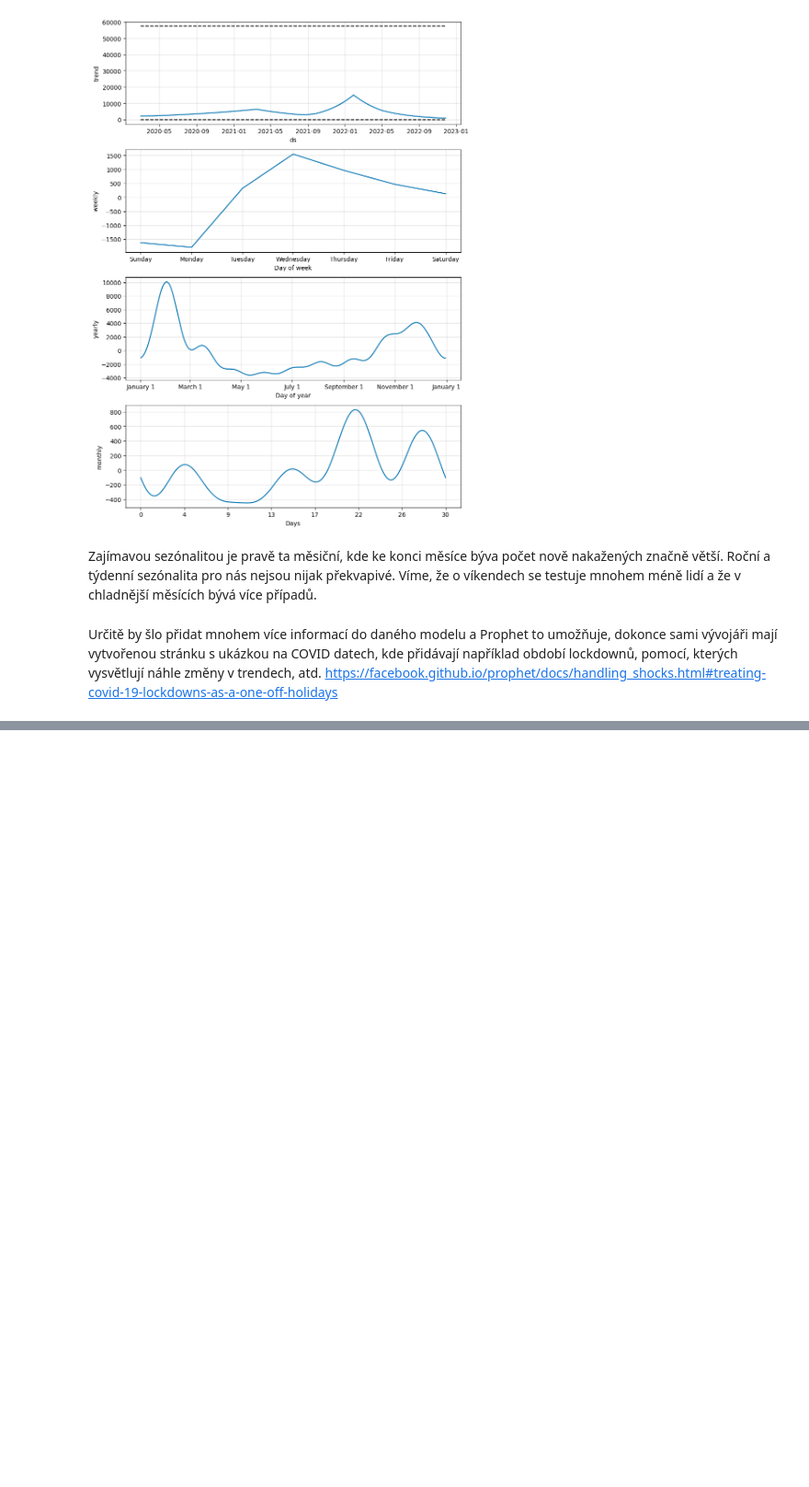
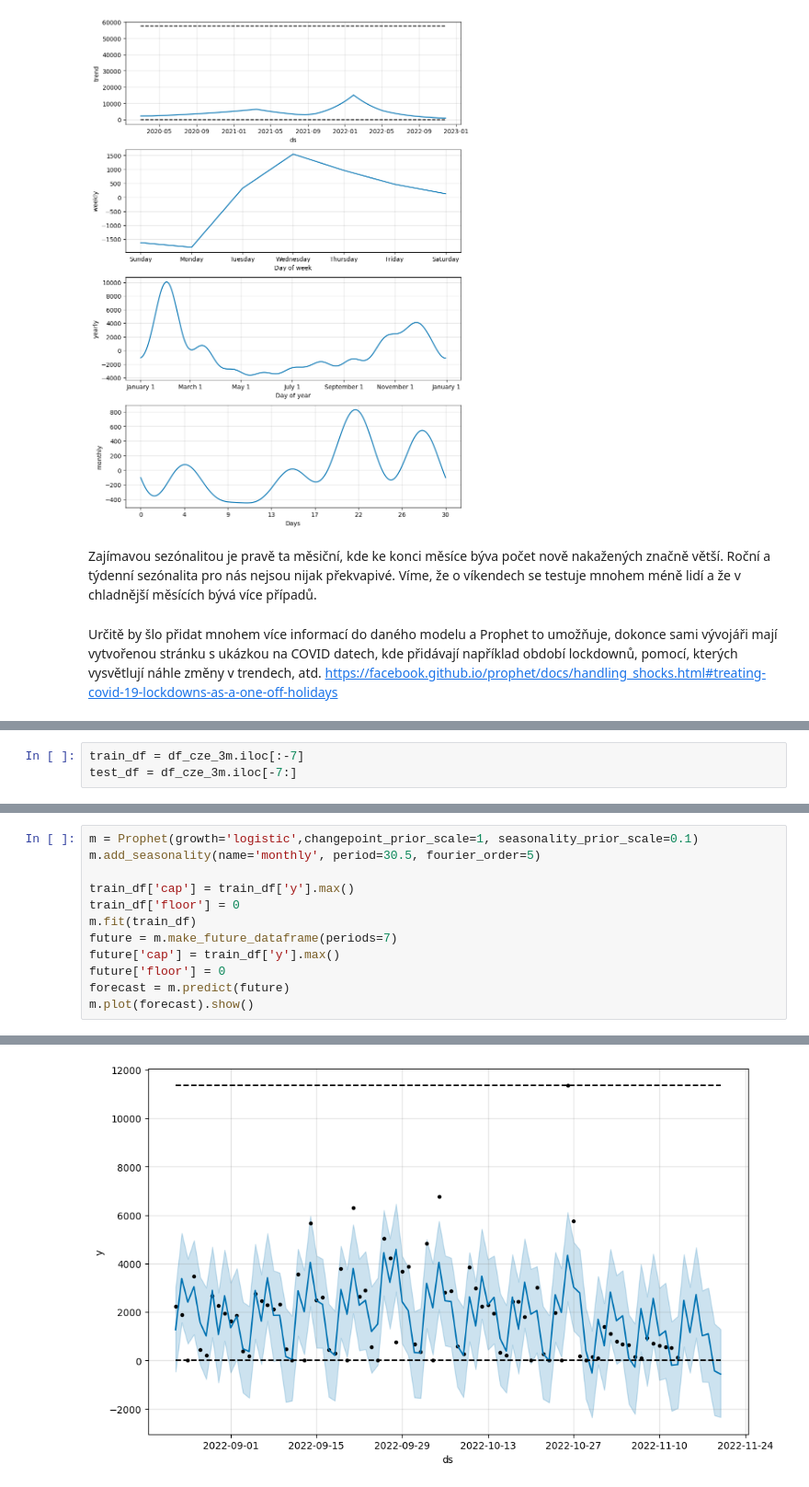
Before and after one commit to NevoleMarek/NI-SCR, a Jupyter notebook: 01_sarima_prophet.ipynb, the cells around one changed output, grey strips where cells are left out. Shown at 92% size. Cells and saved outputs as stored; diff of their text form; blank space fills up the shorter version.

```diff
--- a/01_sarima_prophet.ipynb
+++ b/01_sarima_prophet.ipynb
@@ -559,0 +575,3 @@ Určitě by šlo přidat mnohem více informací do daného modelu a Prophet to
+# %%
+train_df = df_cze_3m.iloc[:-7]
+test_df = df_cze_3m.iloc[-7:]
@@ -559,0 +623,13 @@ Určitě by šlo přidat mnohem více informací do daného modelu a Prophet to
+# %%
+m = Prophet(growth='logistic',changepoint_prior_scale=1, seasonality_prior_scale=0.1)
+m.add_seasonality(name='monthly', period=30.5, fourier_order=5)
+
+train_df['cap'] = train_df['y'].max()
+train_df['floor'] = 0
+m.fit(train_df)
+future = m.make_future_dataframe(periods=7)
+future['cap'] = train_df['y'].max()
+future['floor'] = 0
+forecast = m.predict(future)
+m.plot(forecast).show()
+# %% [output]
@@ -559,0 +638 @@ Určitě by šlo přidat mnohem více informací do daného modelu a Prophet to
+[figure, added]
```
Also changed, not shown: parts of 20 cells of this notebook.
